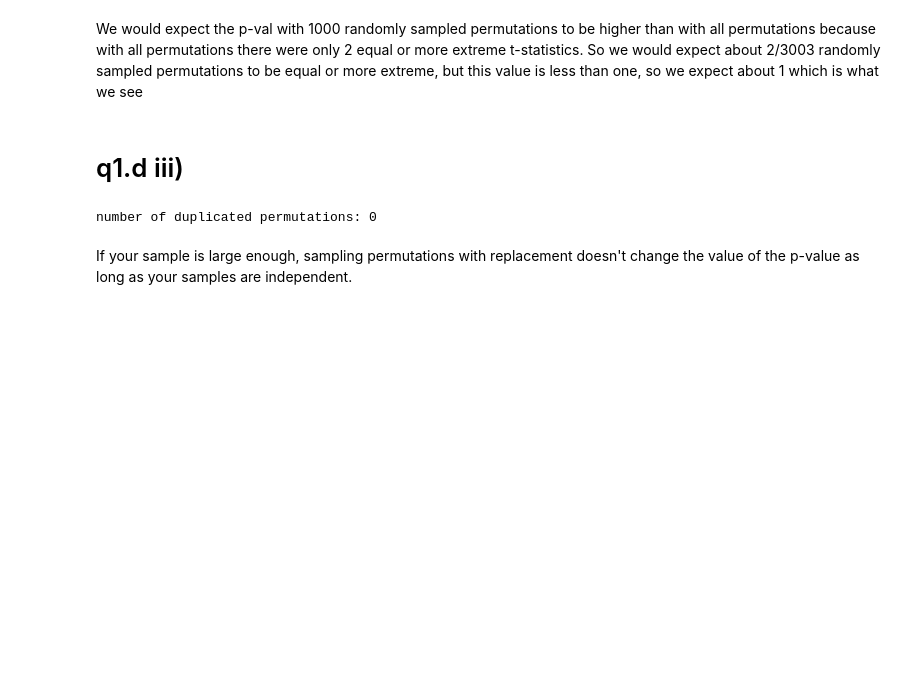
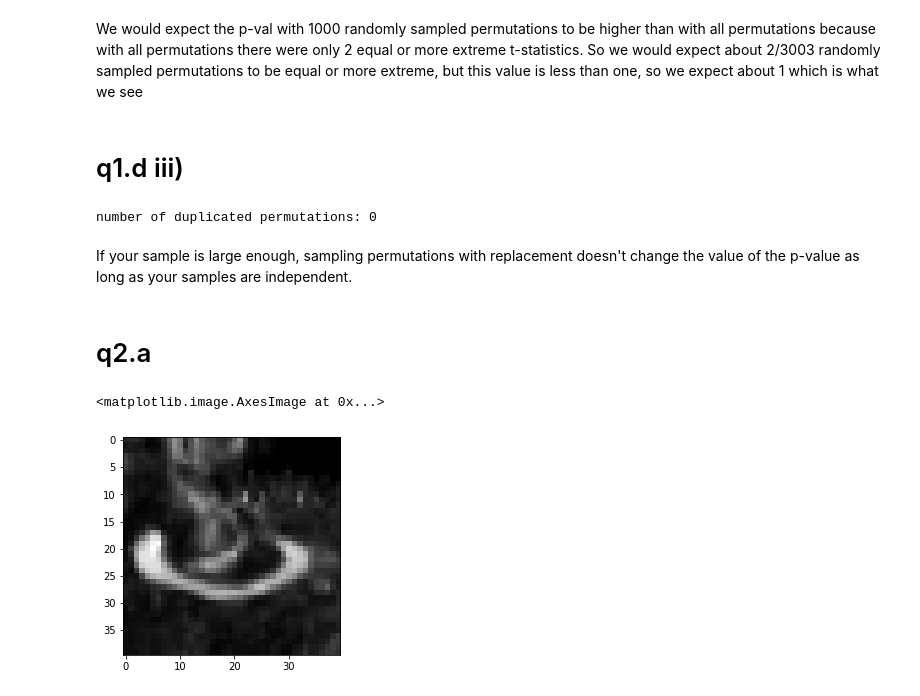
Before and after one commit to fclarke1/modelling-bio-imaging-comp0118, a Jupyter notebook: assignment_2/part_2.ipynb, the cells around one changed output. Saved outputs shown, nothing was run; the diff lists cells and outputs as text; code cells hidden in the pictures; blank space fills up the shorter version.

```diff
--- a/assignment_2/part_2.ipynb
+++ b/assignment_2/part_2.ipynb
@@ -231,3 +231,5 @@ print(f'number of duplicated permutations: {M - D_group_perms_1000_sorted_unique
 number of duplicated permutations: 0
 # %% [markdown]
 If your sample is large enough, sampling permutations with replacement doesn't change the value of the p-value as long as your samples are independent.
+# %% [markdown]
+# q2.a
@@ -233,0 +238,34 @@ If your sample is large enough, sampling permutations with replacement doesn't c
+# %%
+def load_files(filenames):
+    n = len(filenames)
+    data = np.zeros(shape=(n, 40, 40, 40))
+    for im_num, filename in enumerate(filenames):
+        with open(filename, 'rb') as f:
+            # Read the binary data in little-endian format
+            file_data = f.read()
+            # Convert the binary data to a list of little-endian floats
+            floats = list(struct.unpack('<' + 'f' * (len(file_data) // 4), file_data))
+        im = np.array(floats).reshape((40,40,40))
+        data[im_num] = im
+
+    return data
+# %%
+# can't read CPA04 so missing it out
+filename_CPA_nums = ['05', '06', '07', '08', '09', '10', '11']
+filename_PPA_nums = ['03', '06', '09', '10', '13', '14', '15', '16']
+filenames_CPA = []
+filenames_PPA = []
+for CPA_num in filename_CPA_nums:
+    filenames_CPA.append('data/CPA' + CPA_num + '_diffeo_fa.img')
+for PPA_num in filename_PPA_nums:
+    filenames_PPA.append('data/PPA' + PPA_num + '_diffeo_fa.img')
+
+data_CPA = load_files(filenames_CPA)
+data_PPA = load_files(filenames_PPA)
+# %%
+slice = 20
+n = 1
+plt.imshow(data_PPA[n,:,:,slice], cmap='gray')
+# %% [output]
+<matplotlib.image.AxesImage at 0x...>
+[figure, added]
```
Also changed, not shown: parts of 2 cells of this notebook.
